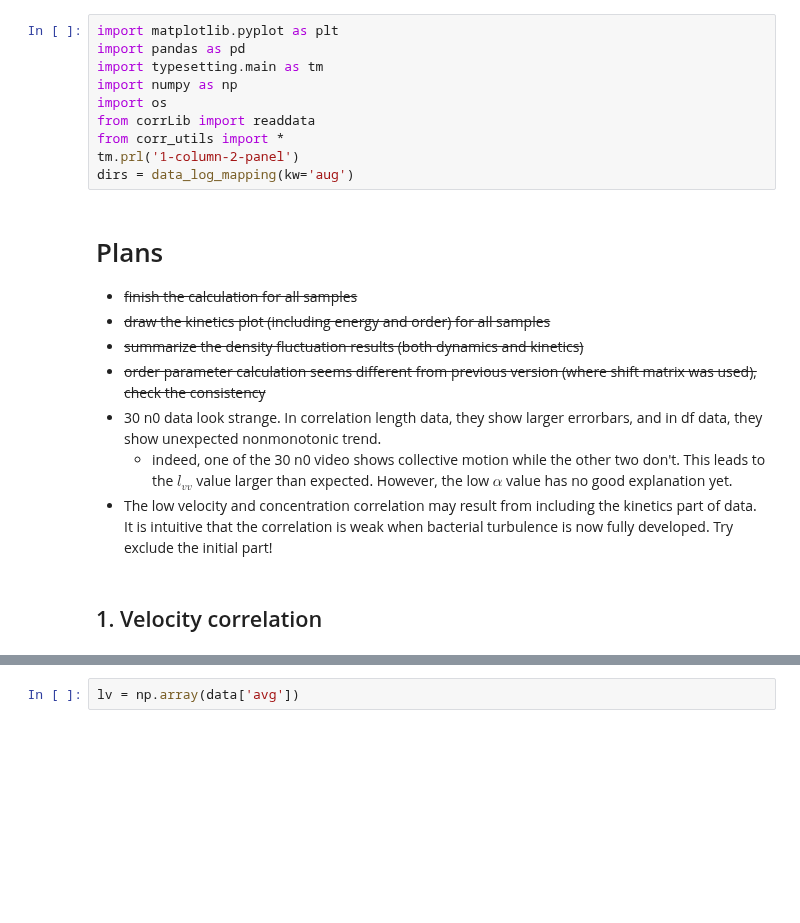
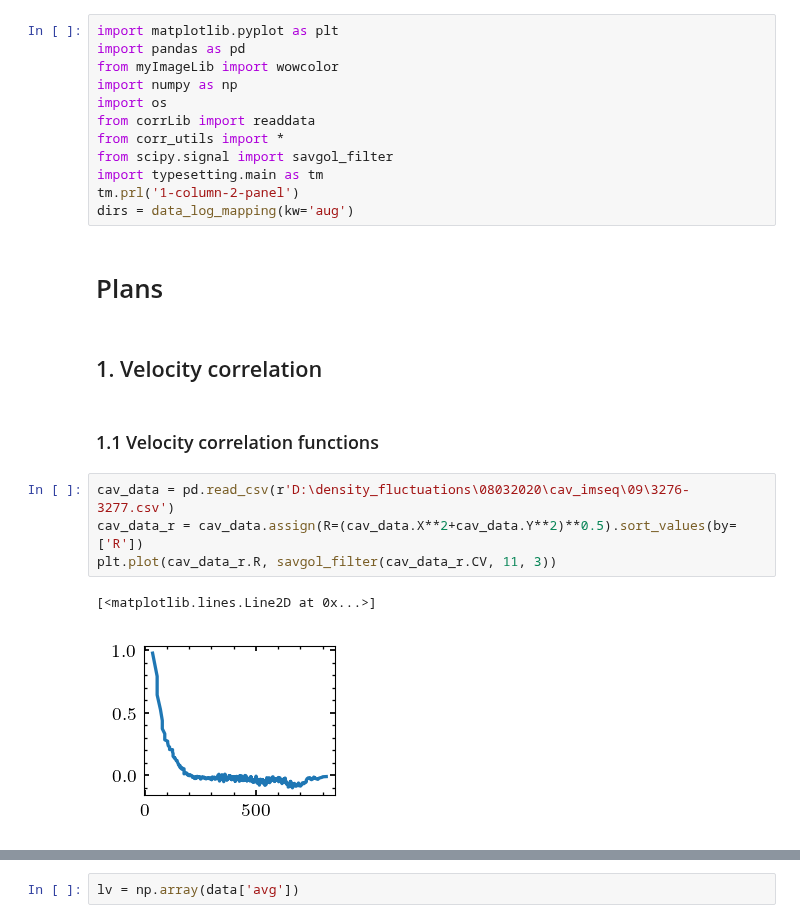
Before and after one commit to ZLoverty/Python, a Jupyter notebook: Correlation/src/Figures.ipynb, the cells around one changed output, grey strips where cells are left out. Cells and saved outputs as stored; diff of their text form; blank space fills up the shorter version.

```diff
--- a/Correlation/src/Figures.ipynb
+++ b/Correlation/src/Figures.ipynb
@@ -1,22 +1,25 @@
 # %%
 import matplotlib.pyplot as plt
 import pandas as pd
-import typesetting.main as tm
+from myImageLib import wowcolor
 import numpy as np
 import os
 from corrLib import readdata
 from corr_utils import *
+from scipy.signal import savgol_filter
+import typesetting.main as tm
 tm.prl('1-column-2-panel')
 dirs = data_log_mapping(kw='aug')
-# %% [markdown]
-# Plans
-
-- <del>finish the calculation for all samples</del>
-- <del>draw the kinetics plot (including energy and order) for all samples</del>
-- <del>summarize the density fluctuation results (both dynamics and kinetics)</del>
-- <del>order parameter calculation seems different from previous version (where shift matrix was used), check the consistency</del>
-- 30 n0 data look strange. In correlation length data, they show larger errorbars, and in df data, they show unexpected nonmonotonic trend.
-    - indeed, one of the 30 n0 video shows collective motion while the other two don't. This leads to the $l_{vv}$ value larger than expected. However, the low $\alpha$ value has no good explanation yet.
-- The low velocity and concentration correlation may result from including the kinetics part of data. It is intuitive that the correlation is weak when bacterial turbulence is now fully developed. Try exclude the initial part!
+# %% [markdown]
+# Plans
 # %% [markdown]
 ## 1. Velocity correlation
+# %% [markdown]
+### 1.1 Velocity correlation functions
+# %%
+cav_data = pd.read_csv(r'D:\density_fluctuations\08032020\cav_imseq\09\3276-3277.csv')
+cav_data_r = cav_data.assign(R=(cav_data.X**2+cav_data.Y**2)**0.5).sort_values(by=['R'])
+plt.plot(cav_data_r.R, savgol_filter(cav_data_r.CV, 11, 3))
+# %% [output]
+[<matplotlib.lines.Line2D at 0x...>]
+[figure, added]
```
Also changed, not shown: parts of 14 cells of this notebook, 1 other file.
